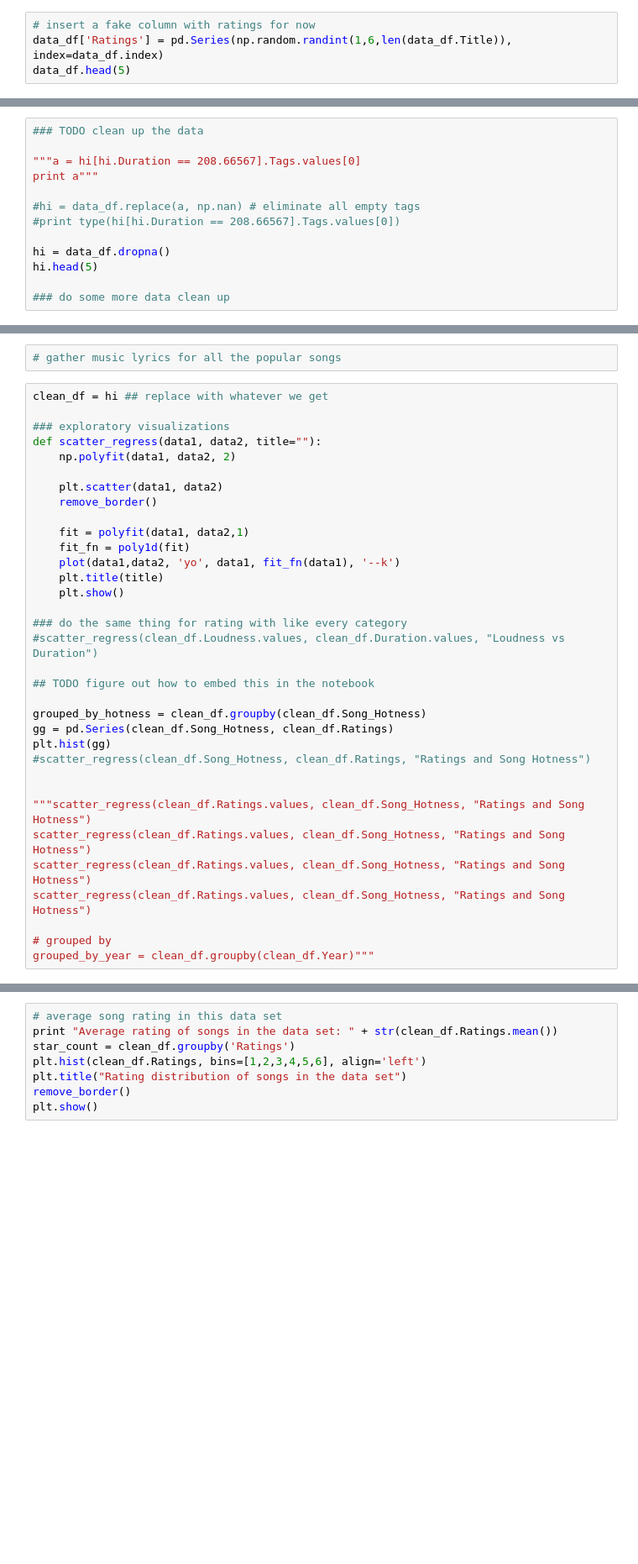
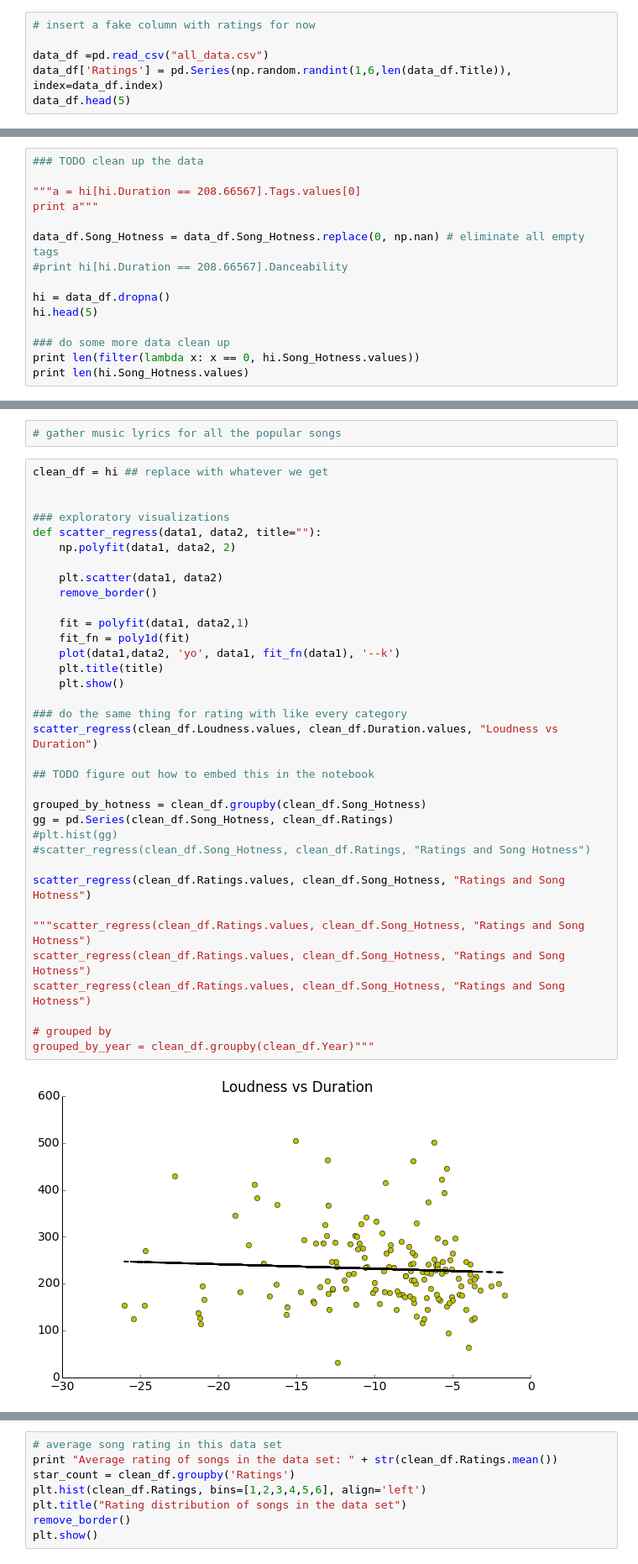
Before and after one commit to AnastasiyaB/Music_Magic, a Jupyter notebook: Music_Magic.ipynb, the cells around one changed output, grey strips where cells are left out. Shown at 84% size. Cells and saved outputs as stored; diff of their text form; blank space fills up the shorter version.

```diff
--- a/Music_Magic.ipynb
+++ b/Music_Magic.ipynb
@@ -230,6 +233,8 @@ Artist_Tags             626  non-null values
 dtypes: float64(8), int64(4), object(9)
 # %%
 # insert a fake column with ratings for now
+
+data_df =pd.read_csv("all_data.csv")
 data_df['Ratings'] = pd.Series(np.random.randint(1,6,len(data_df.Title)), index=data_df.index)
 data_df.head(5)
 # %% [output]
@@ -245,11 +250,13 @@ data_df.head(5)
 """a = hi[hi.Duration == 208.66567].Tags.values[0]
 print a"""
 
-#hi = data_df.replace(a, np.nan) # eliminate all empty tags
-#print type(hi[hi.Duration == 208.66567].Tags.values[0])
+data_df.Song_Hotness = data_df.Song_Hotness.replace(0, np.nan) # eliminate all empty tags
+#print hi[hi.Duration == 208.66567].Danceability
 
 hi = data_df.dropna()
 hi.head(5)
 
 ### do some more data clean up
+print len(filter(lambda x: x == 0, hi.Song_Hotness.values))
+print len(hi.Song_Hotness.values)
 # %% [output]
@@ -263,36 +266,38 @@ hi.head(5)
 # gather music lyrics for all the popular songs
 # %%
 clean_df = hi ## replace with whatever we get
+
 
 ### exploratory visualizations
 def scatter_regress(data1, data2, title=""):
     np.polyfit(data1, data2, 2)
 
     plt.scatter(data1, data2)
     remove_border()
 
     fit = polyfit(data1, data2,1)
     fit_fn = poly1d(fit)
     plot(data1,data2, 'yo', data1, fit_fn(data1), '--k')
     plt.title(title)
     plt.show()
 
 ### do the same thing for rating with like every category
-#scatter_regress(clean_df.Loudness.values, clean_df.Duration.values, "Loudness vs Duration")
+scatter_regress(clean_df.Loudness.values, clean_df.Duration.values, "Loudness vs Duration")
 
 ## TODO figure out how to embed this in the notebook
 
 grouped_by_hotness = clean_df.groupby(clean_df.Song_Hotness)
 gg = pd.Series(clean_df.Song_Hotness, clean_df.Ratings)
-plt.hist(gg)
+#plt.hist(gg)
 #scatter_regress(clean_df.Song_Hotness, clean_df.Ratings, "Ratings and Song Hotness")
 
+scatter_regress(clean_df.Ratings.values, clean_df.Song_Hotness, "Ratings and Song Hotness")
 
 """scatter_regress(clean_df.Ratings.values, clean_df.Song_Hotness, "Ratings and Song Hotness")
-scatter_regress(clean_df.Ratings.values, clean_df.Song_Hotness, "Ratings and Song Hotness")
 scatter_regress(clean_df.Ratings.values, clean_df.Song_Hotness, "Ratings and Song Hotness")
 scatter_regress(clean_df.Ratings.values, clean_df.Song_Hotness, "Ratings and Song Hotness")
 
 # grouped by
 grouped_by_year = clean_df.groupby(clean_df.Year)"""
 # %% [output]
+[figure, added]
```
Also changed, not shown: parts of 8 cells of this notebook, 2 other files.
